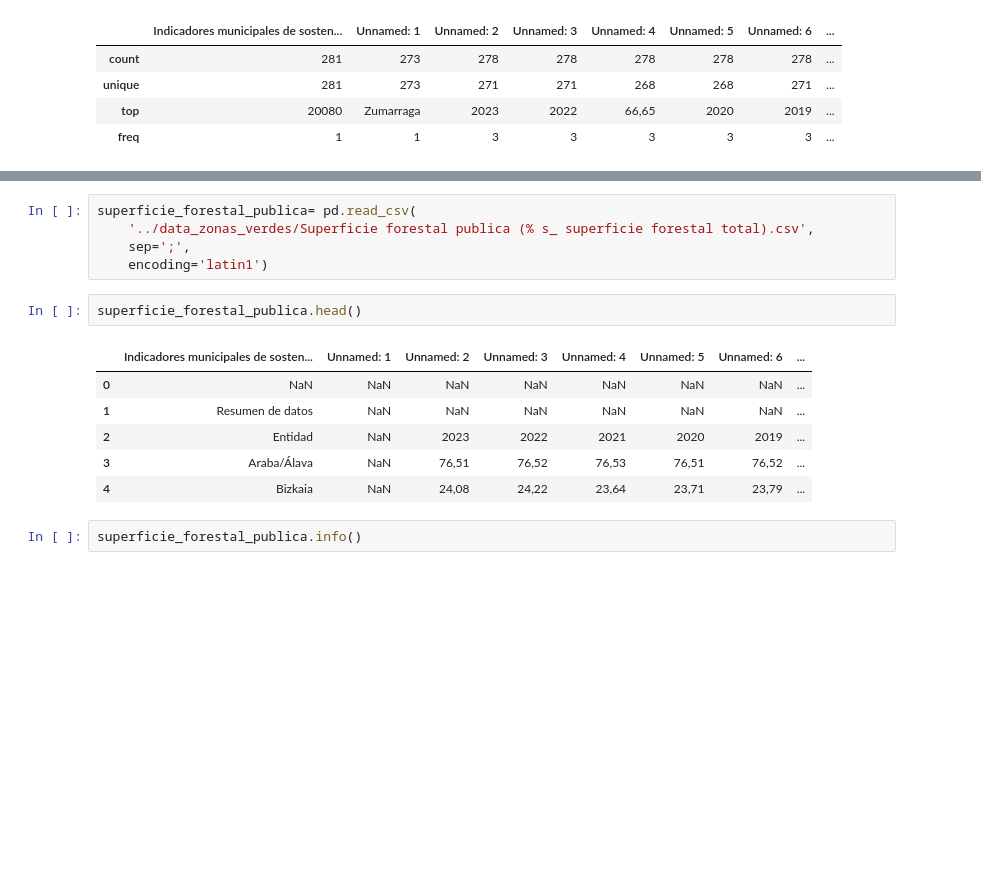
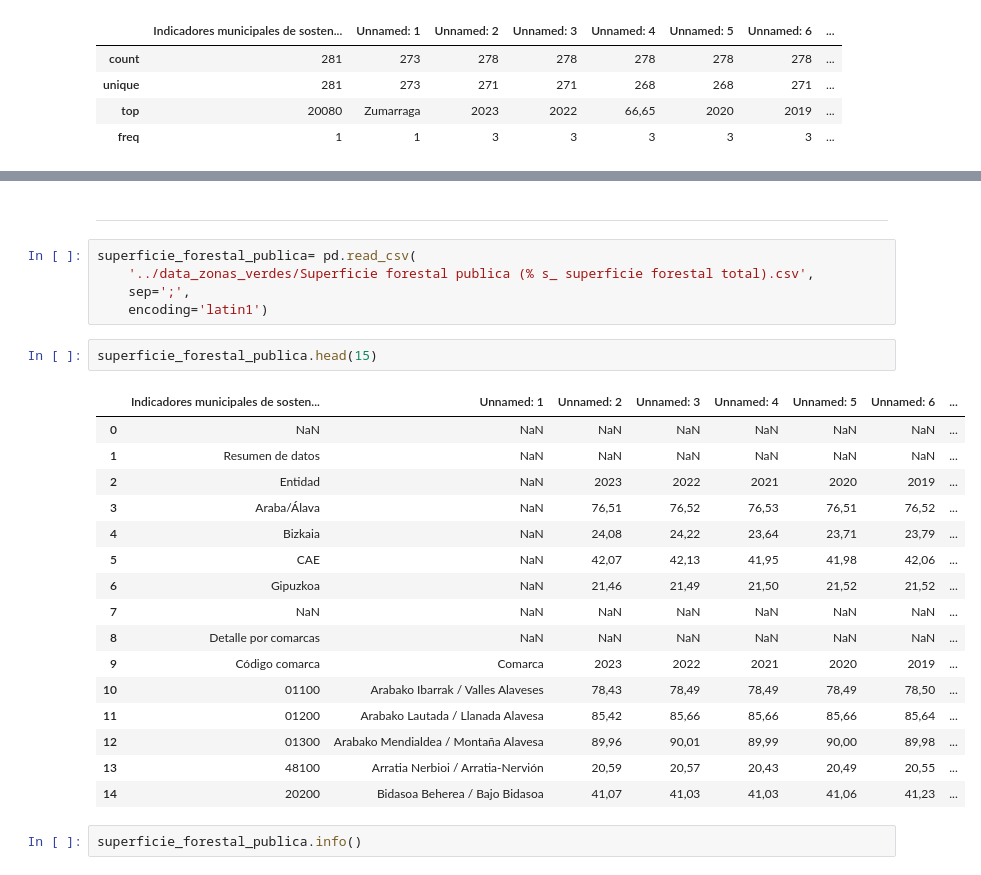
Before and after one commit to AnaExposito/EDA_ZONAS_VERDES, a Jupyter notebook: jupiter_zonas_verdes/Jupiter_zonas_verdes.ipynb, the cells around one changed output, grey strips where cells are left out. Drawn from its saved outputs; the diff is of its cells as text; blank space fills up the shorter version.

```diff
--- a/jupiter_zonas_verdes/Jupiter_zonas_verdes.ipynb
+++ b/jupiter_zonas_verdes/Jupiter_zonas_verdes.ipynb
@@ -168,17 +456,29 @@ superficie_forestal.describe()
+# %% [markdown]
+-------------
 # %%
 superficie_forestal_publica= pd.read_csv(
     '../data_zonas_verdes/Superficie forestal publica (% s_ superficie forestal total).csv',
     sep=';',
     encoding='latin1')
 # %%
-superficie_forestal_publica.head()
+superficie_forestal_publica.head(15)
 # %% [output]
 |  | Indicadores municipales de sosten... | Unnamed: 1 | Unnamed: 2 | Unnamed: 3 | Unnamed: 4 | Unnamed: 5 | Unnamed: 6 | ... |
 | 0 | NaN | NaN | NaN | NaN | NaN | NaN | NaN | ... |
 | 1 | Resumen de datos | NaN | NaN | NaN | NaN | NaN | NaN | ... |
 | 2 | Entidad | NaN | 2023 | 2022 | 2021 | 2020 | 2019 | ... |
 | 3 | Araba/Álava | NaN | 76,51 | 76,52 | 76,53 | 76,51 | 76,52 | ... |
 | 4 | Bizkaia | NaN | 24,08 | 24,22 | 23,64 | 23,71 | 23,79 | ... |
+| 5 | CAE | NaN | 42,07 | 42,13 | 41,95 | 41,98 | 42,06 | ... |
+| 6 | Gipuzkoa | NaN | 21,46 | 21,49 | 21,50 | 21,52 | 21,52 | ... |
+| 7 | NaN | NaN | NaN | NaN | NaN | NaN | NaN | ... |
+| 8 | Detalle por comarcas | NaN | NaN | NaN | NaN | NaN | NaN | ... |
+| 9 | Código comarca | Comarca | 2023 | 2022 | 2021 | 2020 | 2019 | ... |
+| 10 | 01100 | Arabako Ibarrak / Valles Alaveses | 78,43 | 78,49 | 78,49 | 78,49 | 78,50 | ... |
+| 11 | 01200 | Arabako Lautada / Llanada Alavesa | 85,42 | 85,66 | 85,66 | 85,66 | 85,64 | ... |
+| 12 | 01300 | Arabako Mendialdea / Montaña Alavesa | 89,96 | 90,01 | 89,99 | 90,00 | 89,98 | ... |
+| 13 | 48100 | Arratia Nerbioi / Arratia-Nervión | 20,59 | 20,57 | 20,43 | 20,49 | 20,55 | ... |
+| 14 | 20200 | Bidasoa Beherea / Bajo Bidasoa | 41,07 | 41,03 | 41,03 | 41,06 | 41,23 | ... |
 # %%
 superficie_forestal_publica.info()
 # %% [output]
```
Also changed, not shown: parts of 69 cells of this notebook.
